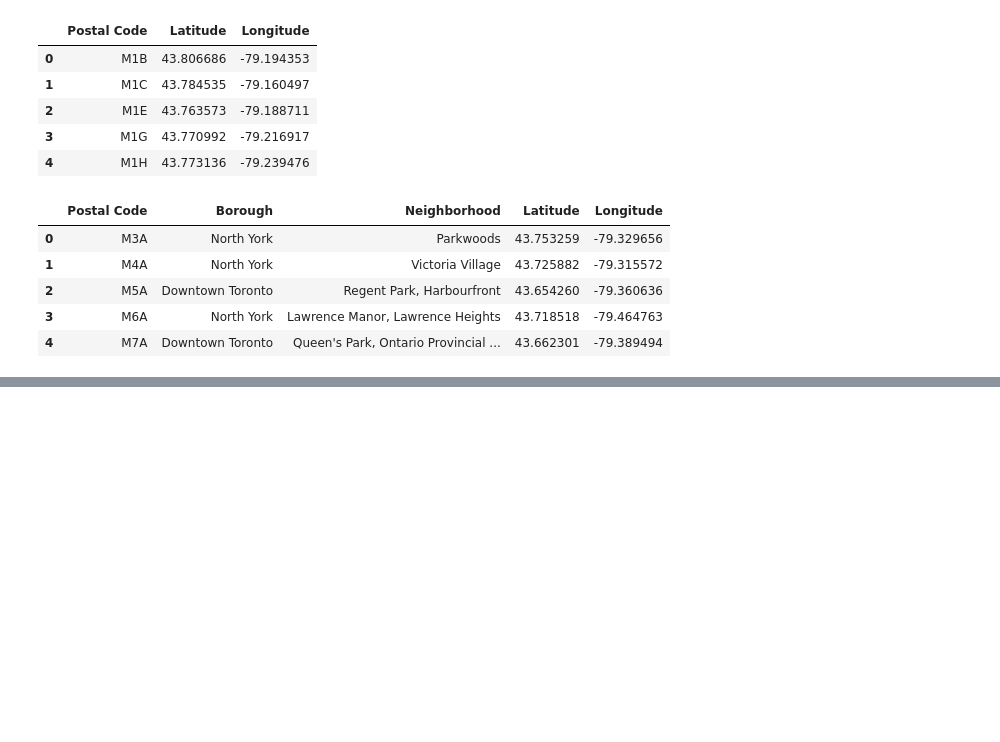
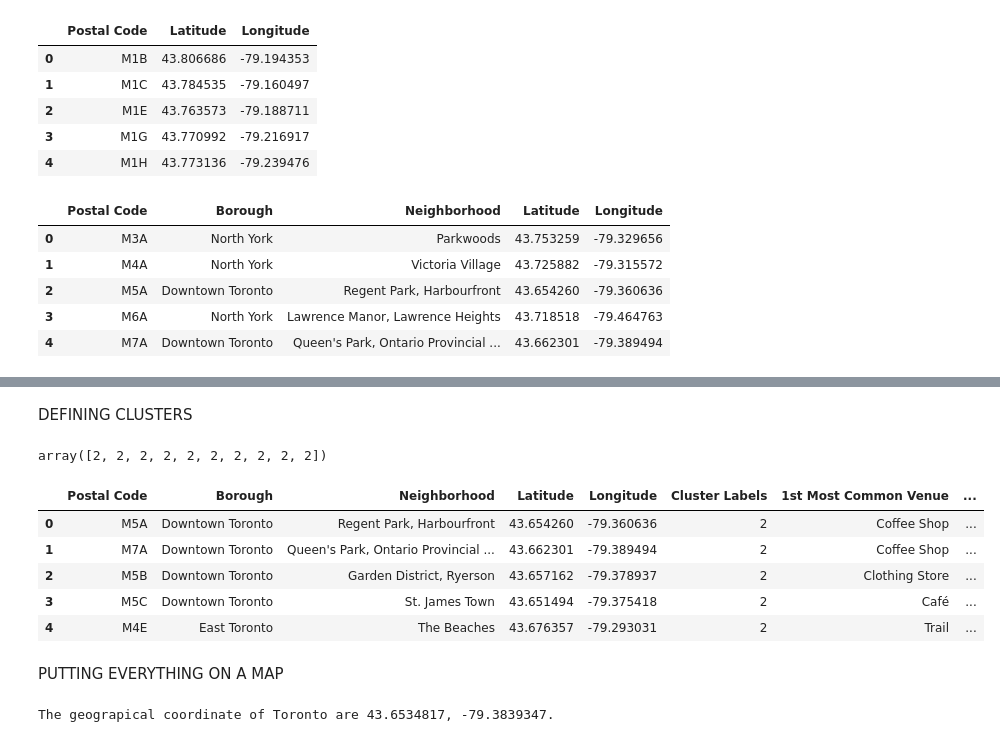
Before and after one commit to MouhamedFall99/Coursera_Capstone, a Jupyter notebook: Segmenting_Toronto_City.ipynb, the cells around one changed output, grey strips where cells are left out. Saved outputs shown, nothing was run; the diff lists cells and outputs as text; code cells hidden in the pictures; blank space fills up the shorter version.

```diff
--- a/Segmenting_Toronto_City.ipynb
+++ b/Segmenting_Toronto_City.ipynb
@@ -93,0 +308,43 @@ final_df.head()
+# %% [markdown]
+DEFINING CLUSTERS
+# %%
+from sklearn.cluster import KMeans
+# set number of clusters
+kclusters = 5
+
+toronto_grouped_clustering = toronto_grouped.drop('Neighborhood', 1)
+
+# run k-means clustering
+kmeans = KMeans(n_clusters=kclusters, random_state=0).fit(toronto_grouped_clustering)
+
+# check cluster labels generated for each row in the dataframe
+kmeans.labels_[0:10]
+# %% [output]
+array([2, 2, 2, 2, 2, 2, 2, 2, 2, 2])
+# %%
+#Assigning cluster and neighborhood to each Venue
+neighborhoods_venues_sorted.insert(0, 'Cluster Labels', kmeans.labels_)
+toronto_merged = toronto_df
+toronto_merged = toronto_merged.merge(neighborhoods_venues_sorted.set_index('Neighborhood'), on='Neighborhood')
+toronto_merged.head()
+# %% [output]
+|  | Postal Code | Borough | Neighborhood | Latitude | Longitude | Cluster Labels | 1st Most Common Venue | ... |
+| 0 | M5A | Downtown Toronto | Regent Park, Harbourfront | 43.654260 | -79.360636 | 2 | Coffee Shop | ... |
+| 1 | M7A | Downtown Toronto | Queen's Park, Ontario Provincial ... | 43.662301 | -79.389494 | 2 | Coffee Shop | ... |
+| 2 | M5B | Downtown Toronto | Garden District, Ryerson | 43.657162 | -79.378937 | 2 | Clothing Store | ... |
+| 3 | M5C | Downtown Toronto | St. James Town | 43.651494 | -79.375418 | 2 | Café | ... |
+| 4 | M4E | East Toronto | The Beaches | 43.676357 | -79.293031 | 2 | Trail | ... |
+# %% [markdown]
+PUTTING EVERYTHING ON A MAP
+# %%
+#getting Toronto's location
+from geopy.geocoders import Nominatim
+address = 'Toronto'
+
+geolocator = Nominatim(user_agent="ny_explorer")
+location = geolocator.geocode(address)
+latitude = location.latitude
+longitude = location.longitude
+print('The geograpical coordinate of Toronto are {}, {}.'.format(latitude, longitude))
+# %% [output]
+The geograpical coordinate of Toronto are 43.6534817, -79.3839347.
```
Also changed, not shown: parts of 22 cells of this notebook, 2 other files.
